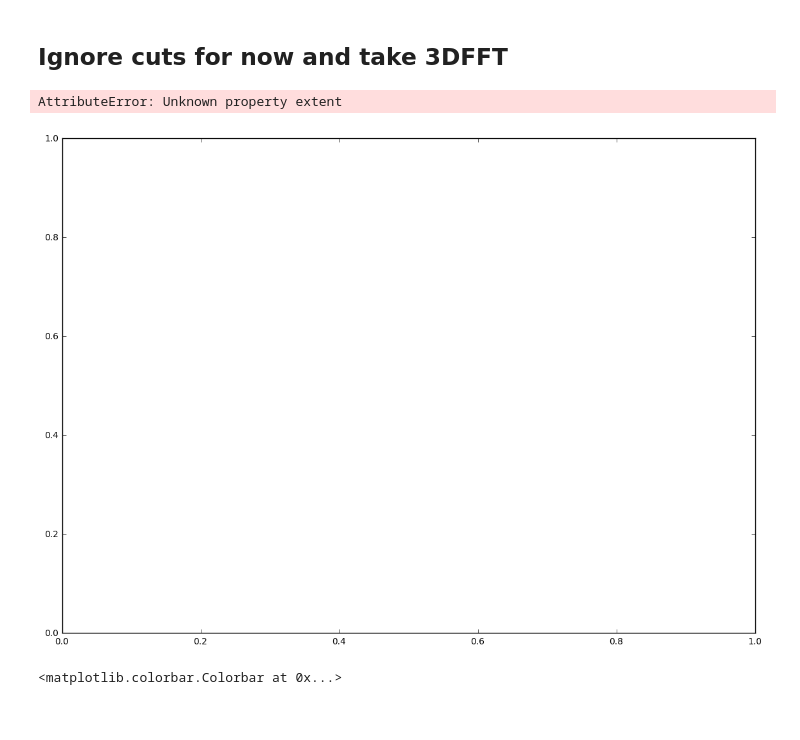
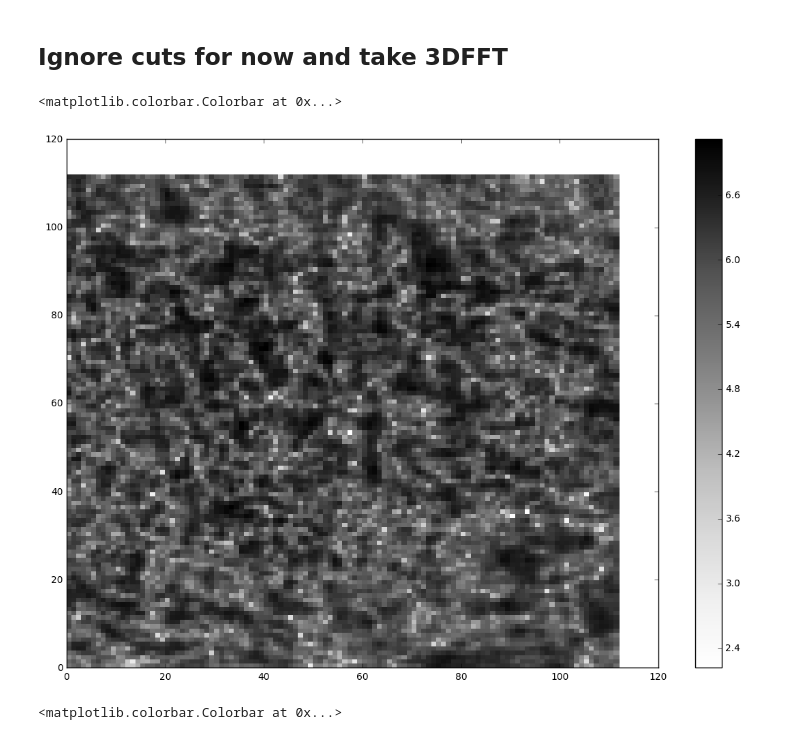
Before and after one commit to vdutell/naturalscenestatistics, a Jupyter notebook: naturalscenestats.ipynb, the cells around one changed output. Drawn from its saved outputs; the diff is of its cells as text; code cells hidden in the pictures.

```diff
--- a/naturalscenestats.ipynb
+++ b/naturalscenestats.ipynb
@@ -443,13 +460,11 @@ stps = np.abs(stft)**2 #power specrum = amplitude^2
 # %%
 mylppd = np.log10(stps[zebra/2+3,:,:]+1)
 plt.figure(figsize=(14,10))
-plt.pcolormesh(mylppd,cmap='Greys', extent=[0,framewdeg,0,framehdeg])
-ax.set_xlabel('deg')
-ax.set_ylabel('deg')
+plt.pcolormesh(mylppd,cmap='Greys')
 plt.colorbar()
 # %% [output]
-AttributeError: Unknown property extent
+<matplotlib.colorbar.Colorbar at 0x...>
-[figure, old version]
+[figure, new version]
 # %%
 ##play the moive
 samplevid = 0
```
Also changed, not shown: parts of 3 cells of this notebook.
